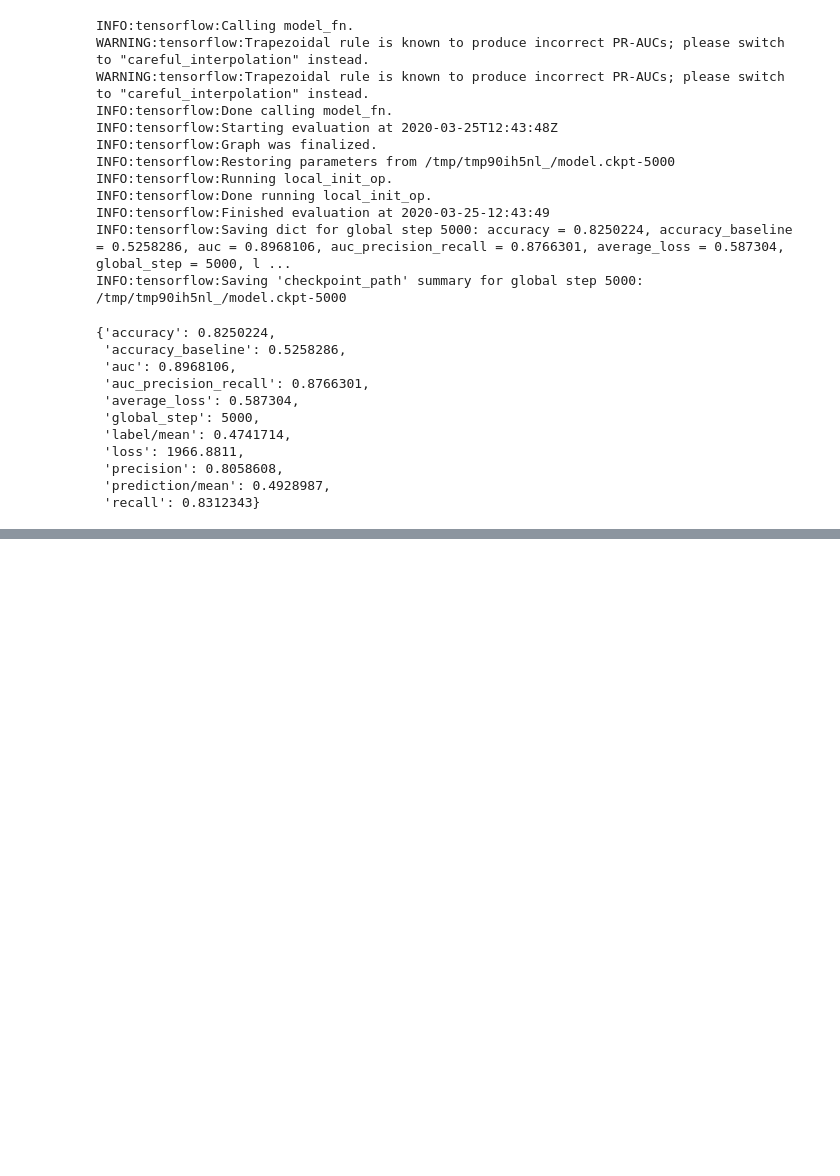
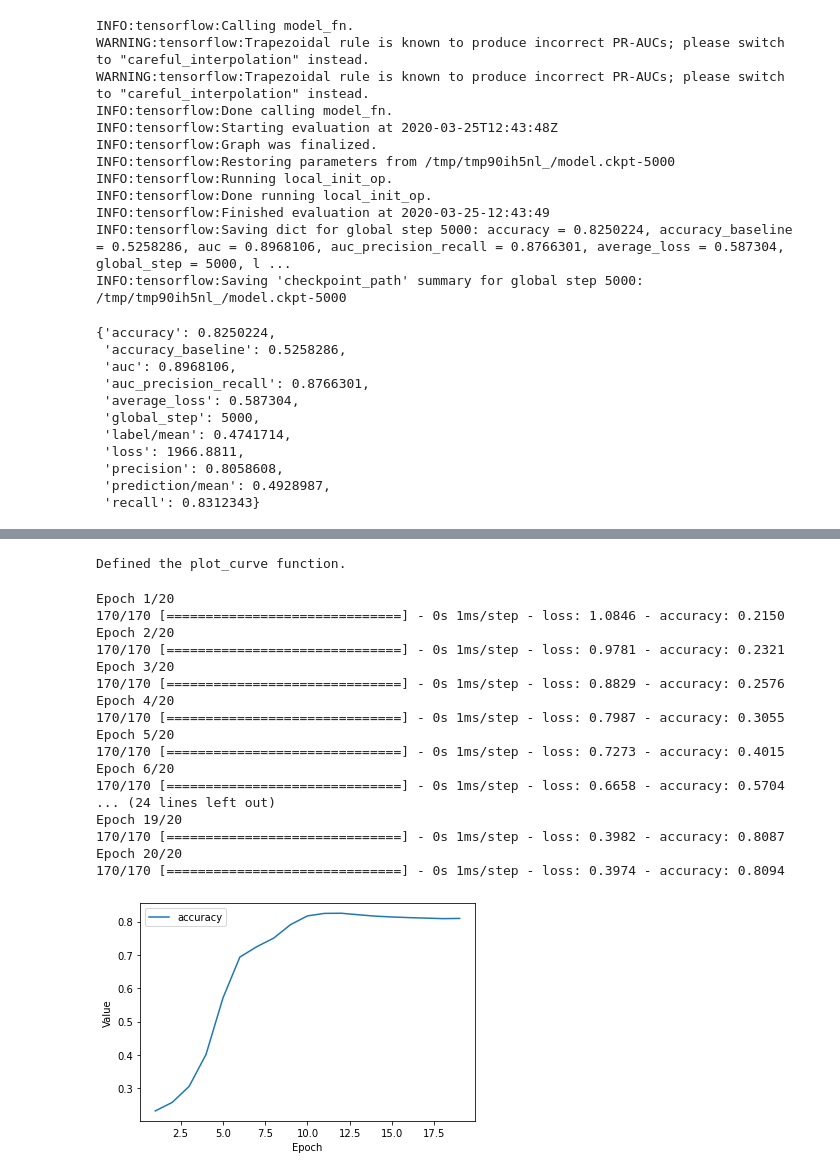
Before and after one commit to corneliarsm/Classification_Using_Tensorflow, a Jupyter notebook: belajarGIT.ipynb, the cells around one changed output, grey strips where cells are left out. Drawn from its saved outputs; the diff is of its cells as text; code cells hidden in the pictures; blank space fills up the shorter version.

```diff
--- a/belajarGIT.ipynb
+++ b/belajarGIT.ipynb
@@ -575,0 +752,64 @@ tf.enable_eager_execution()
+# %%
+#@title Define the plotting function.
+def plot_curve(epochs, hist, list_of_metrics):
+  """Plot a curve of one or more classification metrics vs. epoch."""
+  # list_of_metrics should be one of the names shown in:
+  # https://www.tensorflow.org/tutorials/structured_data/imbalanced_data#define_the_model_and_metrics
+
+  plt.figure()
+  plt.xlabel("Epoch")
+  plt.ylabel("Value")
+
+  for m in list_of_metrics:
+    x = hist[m]
+    plt.plot(epochs[1:], x[1:], label=m)
+
+  plt.legend()
+
+print("Defined the plot_curve function.")
+# %% [output]
+Defined the plot_curve function.
+# %%
+# The following variables are the hyperparameters.
+learning_rate = 0.001
+epochs = 20
+batch_size = 100
+label_name = "median_house_value_is_high"
+classification_threshold = 0.35
+
+# Establish the metrics the model will measure.
+METRICS = [
+           tf.keras.metrics.BinaryAccuracy(name='accuracy',
+                                           threshold=classification_threshold),
+          ]
+
+# Establish the model's topography.
+my_model = create_model(learning_rate, feature_layer, METRICS)
+
+# Train the model on the training set.
+epochs, hist = train_model(my_model, train_df_norm, epochs,
+                           label_name, batch_size)
+
+# Plot a graph of the metric(s) vs. epochs.
+list_of_metrics_to_plot = ['accuracy']
+
+plot_curve(epochs, hist, list_of_metrics_to_plot)
+# %% [output]
+Epoch 1/20
+170/170 [==============================] - 0s 1ms/step - loss: 1.0846 - accuracy: 0.2150
+Epoch 2/20
+170/170 [==============================] - 0s 1ms/step - loss: 0.9781 - accuracy: 0.2321
+Epoch 3/20
+170/170 [==============================] - 0s 1ms/step - loss: 0.8829 - accuracy: 0.2576
+Epoch 4/20
+170/170 [==============================] - 0s 1ms/step - loss: 0.7987 - accuracy: 0.3055
+Epoch 5/20
+170/170 [==============================] - 0s 1ms/step - loss: 0.7273 - accuracy: 0.4015
+Epoch 6/20
+170/170 [==============================] - 0s 1ms/step - loss: 0.6658 - accuracy: 0.5704
+... (24 lines left out)
+Epoch 19/20
+170/170 [==============================] - 0s 1ms/step - loss: 0.3982 - accuracy: 0.8087
+Epoch 20/20
+170/170 [==============================] - 0s 1ms/step - loss: 0.3974 - accuracy: 0.8094
+[figure, added]
```
Also changed, not shown: parts of 13 cells of this notebook.
